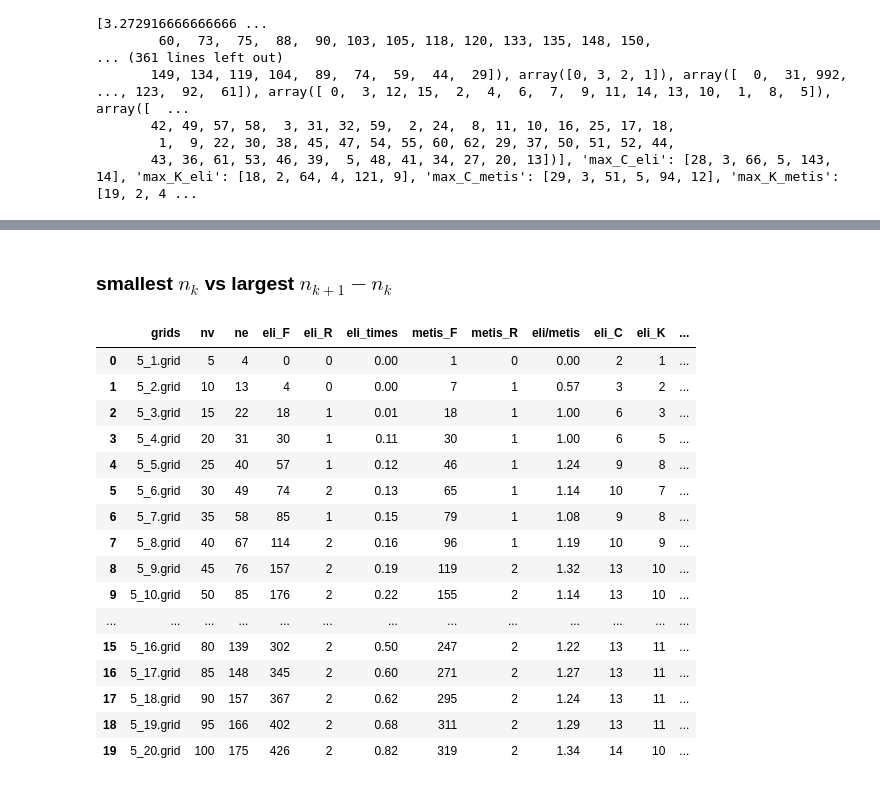
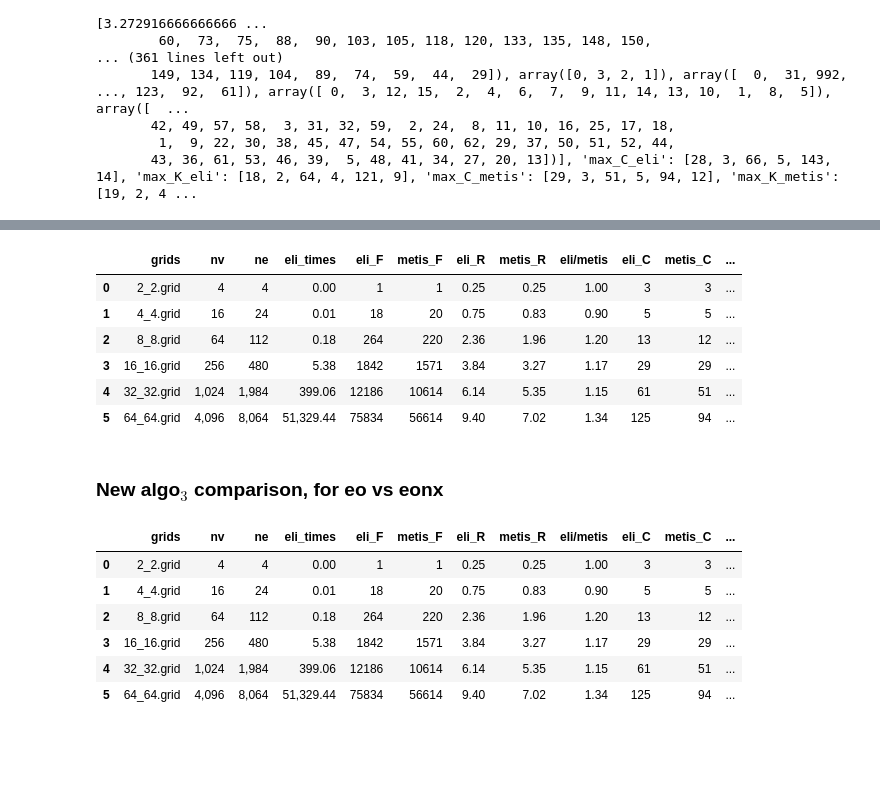
Before and after one commit to berylgithub/eli, a Jupyter notebook: main.ipynb, the cells around one changed output, grey strips where cells are left out. Drawn from its saved outputs; the diff is of its cells as text; code cells hidden in the pictures; blank space fills up the shorter version.

```diff
--- a/main.ipynb
+++ b/main.ipynb
@@ -932,47 +932,63 @@ df.style.format({
-# %% [markdown]
-### smallest $n_k$ vs largest $n_{k+1} - n_k$
+# %%
+filepath = 'matrices/grid/grid_p=qsqr_algo3_04032021.jt.p'
+with open(filepath, 'rb') as fp:
+    data = pickle.load(fp)
+df = pd.DataFrame.from_dict(data)
+df = df.drop(['e_order'], axis=1)
+df.rename({'eli_fills':'eli_F', 'eli_ratio':'eli_R', 'metis_fills':'metis_F', 'metis_ratio':'metis_R',
+           'max_C_eli': 'eli_C', 'max_K_eli': 'eli_K', 'max_C_metis':'metis_C', 'max_K_metis':'metis_K'}, axis=1, inplace=True)
+df = df.sort_values("nv")
+df = df.reset_index()
+del df['index']
+df = df[["grids", "nv", "ne", "eli_times", "eli_F", "metis_F", "eli_R", "metis_R", "eli/metis",
+        "eli_C", "metis_C", "eli_K", "metis_K"]] #reorder columns
+df.style.format({
+    'eli_R': '{:,.2f}'.format,
+    'eli_times': '{:,.2f}'.format,
+    'metis_R':'{:,.2f}'.format,
+    'eli/metis': '{:,.2f}'.format,
+    'ne': '{:,.0f}'.format,
+    'nv': '{:,.0f}'.format,
+})
+# %% [output]
+|  | grids | nv | ne | eli_times | eli_F | metis_F | eli_R | metis_R | eli/metis | eli_C | metis_C | ... |
+| 0 | 2_2.grid | 4 | 4 | 0.00 | 1 | 1 | 0.25 | 0.25 | 1.00 | 3 | 3 | ... |
+| 1 | 4_4.grid | 16 | 24 | 0.01 | 18 | 20 | 0.75 | 0.83 | 0.90 | 5 | 5 | ... |
+| 2 | 8_8.grid | 64 | 112 | 0.18 | 264 | 220 | 2.36 | 1.96 | 1.20 | 13 | 12 | ... |
+| 3 | 16_16.grid | 256 | 480 | 5.38 | 1842 | 1571 | 3.84 | 3.27 | 1.17 | 29 | 29 | ... |
+| 4 | 32_32.grid | 1,024 | 1,984 | 399.06 | 12186 | 10614 | 6.14 | 5.35 | 1.15 | 61 | 51 | ... |
+| 5 | 64_64.grid | 4,096 | 8,064 | 51,329.44 | 75834 | 56614 | 9.40 | 7.02 | 1.34 | 125 | 94 | ... |
+# %% [markdown]
+### New algo$_3$ comparison, for eo vs eonx
 # %%
 #filepath = "matrices/grid/new_grid_data_25022021.jt.p"
-filepath = "matrices/grid/grid_pqincr_ndiff_02032021.jt.p"
+filepath = "matrices/grid/grid_p=qsqr_algo3_04032021.jt.p"
 with open(filepath, 'rb') as fp:
     data = pickle.load(fp)
-    #print(data)
-#data["grids"] = [str(int(np.sqrt(v)))+'_'+str(int(np.sqrt(v)))+".grid" for v in data["nv"]]
 df = pd.DataFrame.from_dict(data)
 df = df.drop(['e_order'], axis=1)
 df.rename({'eli_fills':'eli_F', 'eli_ratio':'eli_R', 'metis_fills':'metis_F', 'metis_ratio':'metis_R',
            'max_C_eli': 'eli_C', 'max_K_eli': 'eli_K', 'max_C_metis':'metis_C', 'max_K_metis':'metis_K'}, axis=1, inplace=True)
 df = df.sort_values("nv")
 df = df.reset_index()
 del df['index']
+df = df[["grids", "nv", "ne", "eli_times", "eli_F", "metis_F", "eli_R", "metis_R", "eli/metis",
+        "eli_C", "metis_C", "eli_K", "metis_K"]] #reorder columns
 df.style.format({
     'eli_R': '{:,.2f}'.format,
     'eli_times': '{:,.2f}'.format,
     'metis_R':'{:,.2f}'.format,
     'eli/metis': '{:,.2f}'.format,
     'ne': '{:,.0f}'.format,
     'nv': '{:,.0f}'.format,
-    #'eli_R': '{:,.0f}'.format,
-    #'metis_R': '{:,.0f}'.format
-    #'B': '{:,.3f}'.format,
 })
 # %% [output]
-|  | grids | nv | ne | eli_F | eli_R | eli_times | metis_F | metis_R | eli/metis | eli_C | eli_K | ... |
-| 0 | 5_1.grid | 5 | 4 | 0 | 0 | 0.00 | 1 | 0 | 0.00 | 2 | 1 | ... |
-| 1 | 5_2.grid | 10 | 13 | 4 | 0 | 0.00 | 7 | 1 | 0.57 | 3 | 2 | ... |
-| 2 | 5_3.grid | 15 | 22 | 18 | 1 | 0.01 | 18 | 1 | 1.00 | 6 | 3 | ... |
-| 3 | 5_4.grid | 20 | 31 | 30 | 1 | 0.11 | 30 | 1 | 1.00 | 6 | 5 | ... |
-| 4 | 5_5.grid | 25 | 40 | 57 | 1 | 0.12 | 46 | 1 | 1.24 | 9 | 8 | ... |
-| 5 | 5_6.grid | 30 | 49 | 74 | 2 | 0.13 | 65 | 1 | 1.14 | 10 | 7 | ... |
-| 6 | 5_7.grid | 35 | 58 | 85 | 1 | 0.15 | 79 | 1 | 1.08 | 9 | 8 | ... |
-| 7 | 5_8.grid | 40 | 67 | 114 | 2 | 0.16 | 96 | 1 | 1.19 | 10 | 9 | ... |
-| 8 | 5_9.grid | 45 | 76 | 157 | 2 | 0.19 | 119 | 2 | 1.32 | 13 | 10 | ... |
-| 9 | 5_10.grid | 50 | 85 | 176 | 2 | 0.22 | 155 | 2 | 1.14 | 13 | 10 | ... |
-| ... | ... | ... | ... | ... | ... | ... | ... | ... | ... | ... | ... | ... |
-| 15 | 5_16.grid | 80 | 139 | 302 | 2 | 0.50 | 247 | 2 | 1.22 | 13 | 11 | ... |
-| 16 | 5_17.grid | 85 | 148 | 345 | 2 | 0.60 | 271 | 2 | 1.27 | 13 | 11 | ... |
-| 17 | 5_18.grid | 90 | 157 | 367 | 2 | 0.62 | 295 | 2 | 1.24 | 13 | 11 | ... |
-| 18 | 5_19.grid | 95 | 166 | 402 | 2 | 0.68 | 311 | 2 | 1.29 | 13 | 11 | ... |
-| 19 | 5_20.grid | 100 | 175 | 426 | 2 | 0.82 | 319 | 2 | 1.34 | 14 | 10 | ... |
+|  | grids | nv | ne | eli_times | eli_F | metis_F | eli_R | metis_R | eli/metis | eli_C | metis_C | ... |
+| 0 | 2_2.grid | 4 | 4 | 0.00 | 1 | 1 | 0.25 | 0.25 | 1.00 | 3 | 3 | ... |
+| 1 | 4_4.grid | 16 | 24 | 0.01 | 18 | 20 | 0.75 | 0.83 | 0.90 | 5 | 5 | ... |
+| 2 | 8_8.grid | 64 | 112 | 0.18 | 264 | 220 | 2.36 | 1.96 | 1.20 | 13 | 12 | ... |
+| 3 | 16_16.grid | 256 | 480 | 5.38 | 1842 | 1571 | 3.84 | 3.27 | 1.17 | 29 | 29 | ... |
+| 4 | 32_32.grid | 1,024 | 1,984 | 399.06 | 12186 | 10614 | 6.14 | 5.35 | 1.15 | 61 | 51 | ... |
+| 5 | 64_64.grid | 4,096 | 8,064 | 51,329.44 | 75834 | 56614 | 9.40 | 7.02 | 1.34 | 125 | 94 | ... |
 # %%
 #filepath = "matrices/grid/new_grid_data_25022021.jt.p"
```
Also changed, not shown: parts of 4 cells of this notebook, 1 other file.
